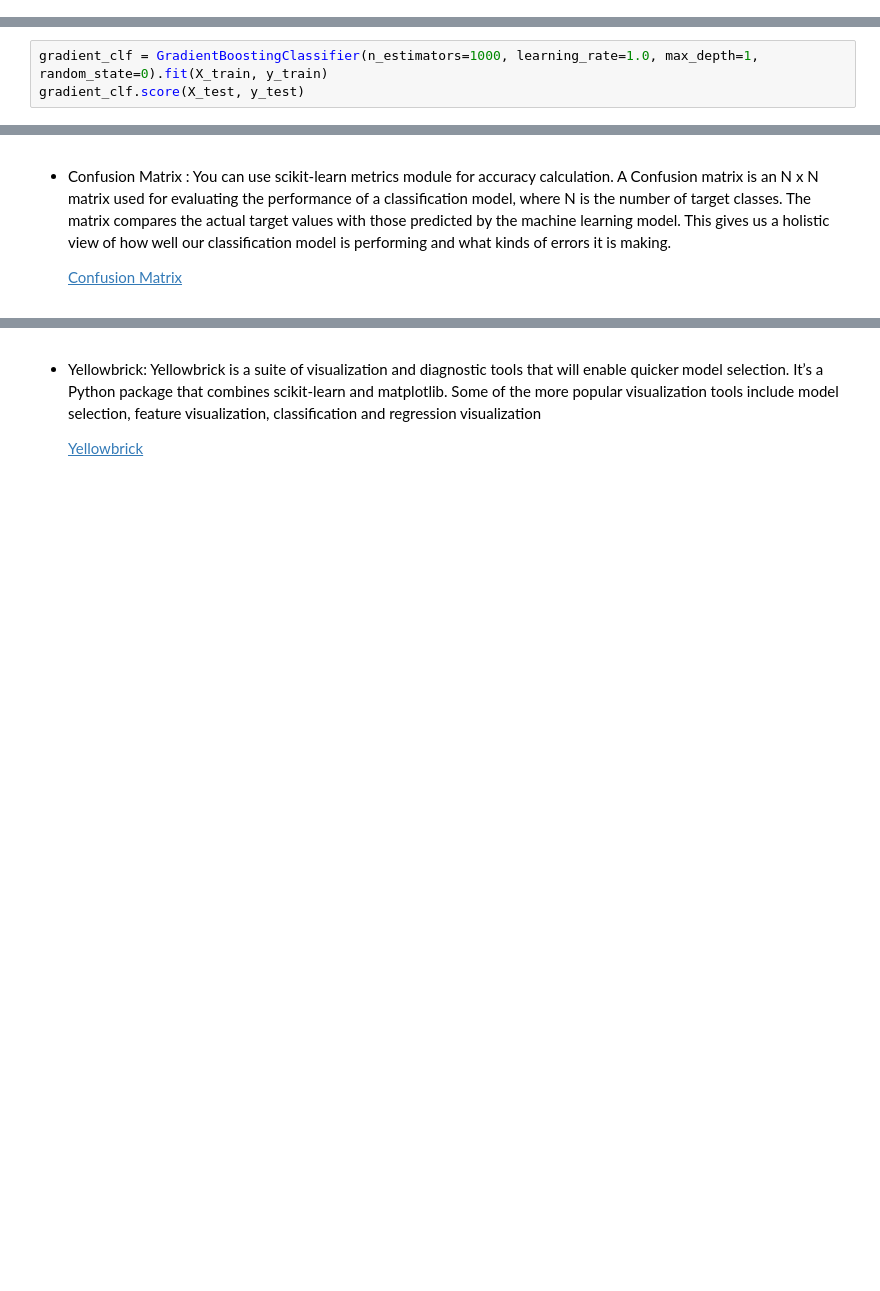
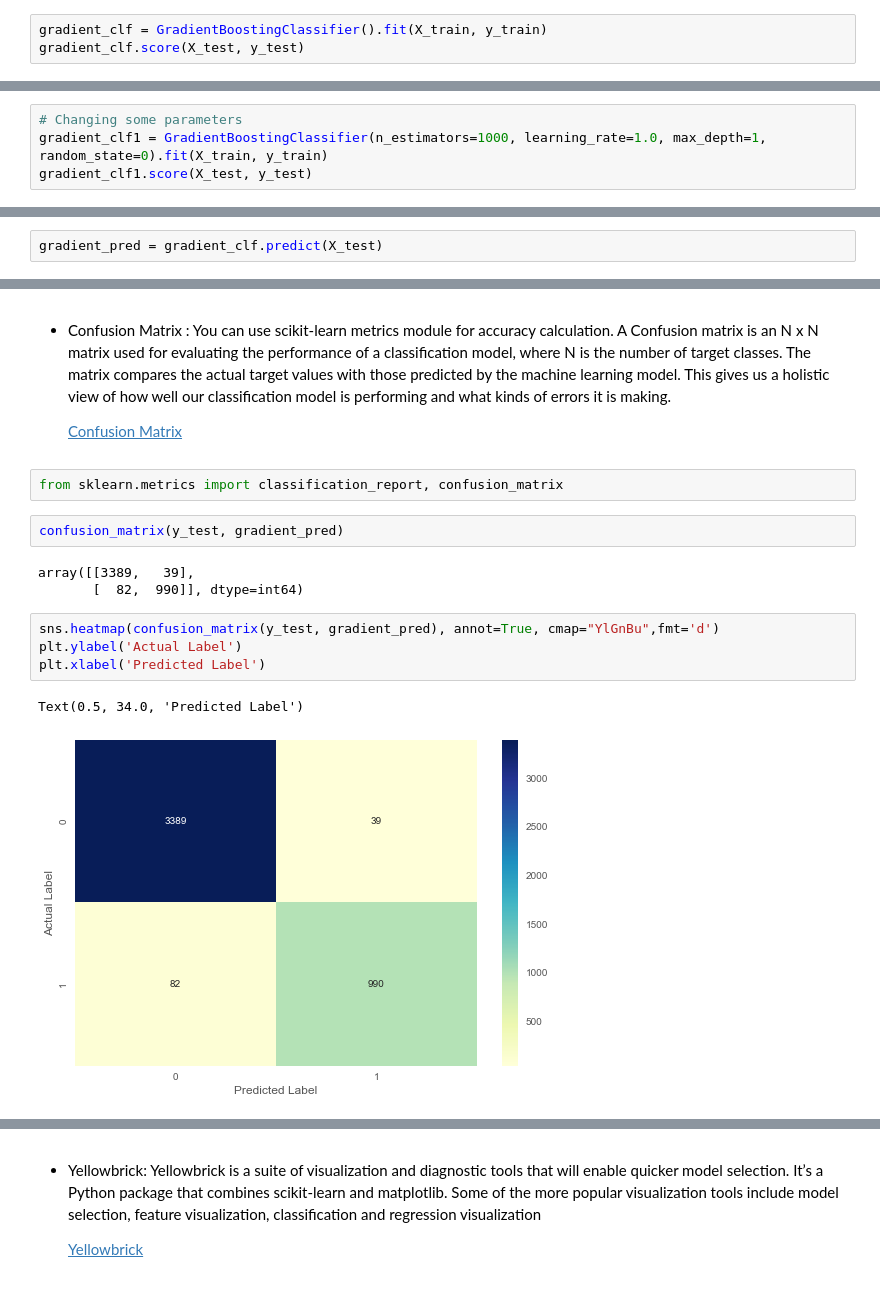
Before and after one commit to smeteo/Data_Science_and_Machine_Learning, a Jupyter notebook: 8. Capstone Projects/Project_2_Churn_Prediction/Churn Prediction_Capstone_Project_2.ipynb, the cells around one changed output, grey strips where cells are left out. Cells and saved outputs as stored; diff of their text form; blank space fills up the shorter version.

```diff
--- a/8. Capstone Projects/Project_2_Churn_Prediction/Churn Prediction_Capstone_Project_2.ipynb
+++ b/8. Capstone Projects/Project_2_Churn_Prediction/Churn Prediction_Capstone_Project_2.ipynb
@@ -652,3 +652,6 @@ X_train, X_test, y_train, y_test = train_test_split(X, y, test_size=0.3, random_
 #### Model Building
 # %%
 from sklearn.ensemble import GradientBoostingClassifier
+# %%
+gradient_clf = GradientBoostingClassifier().fit(X_train, y_train)
+gradient_clf.score(X_test, y_test)
@@ -655,5 +660,8 @@ from sklearn.ensemble import GradientBoostingClassifier
 # %%
-gradient_clf = GradientBoostingClassifier(n_estimators=1000, learning_rate=1.0, max_depth=1, random_state=0).fit(X_train, y_train)
-gradient_clf.score(X_test, y_test)
+# Changing some parameters
+gradient_clf1 = GradientBoostingClassifier(n_estimators=1000, learning_rate=1.0, max_depth=1, random_state=0).fit(X_train, y_train)
+gradient_clf1.score(X_test, y_test)
 # %% [output]
 0.9664444444444444
+# %%
+gradient_pred = gradient_clf.predict(X_test)
@@ -663,3 +675,17 @@ gradient_clf.score(X_test, y_test)
 - Confusion Matrix : You can use scikit-learn metrics module for accuracy calculation. A Confusion matrix is an N x N matrix used for evaluating the performance of a classification model, where N is the number of target classes. The matrix compares the actual target values with those predicted by the machine learning model. This gives us a holistic view of how well our classification model is performing and what kinds of errors it is making.
 
     [Confusion Matrix](https://www.analyticsvidhya.com/blog/2020/04/confusion-matrix-machine-learning/)
+# %%
+from sklearn.metrics import classification_report, confusion_matrix
+# %%
+confusion_matrix(y_test, gradient_pred)
+# %% [output]
+array([[3389,   39],
+       [  82,  990]], dtype=int64)
+# %%
+sns.heatmap(confusion_matrix(y_test, gradient_pred), annot=True, cmap="YlGnBu",fmt='d')
+plt.ylabel('Actual Label')
+plt.xlabel('Predicted Label')
+# %% [output]
+Text(0.5, 34.0, 'Predicted Label')
+[figure, added]
```
Also changed, not shown: parts of 3 cells of this notebook.
